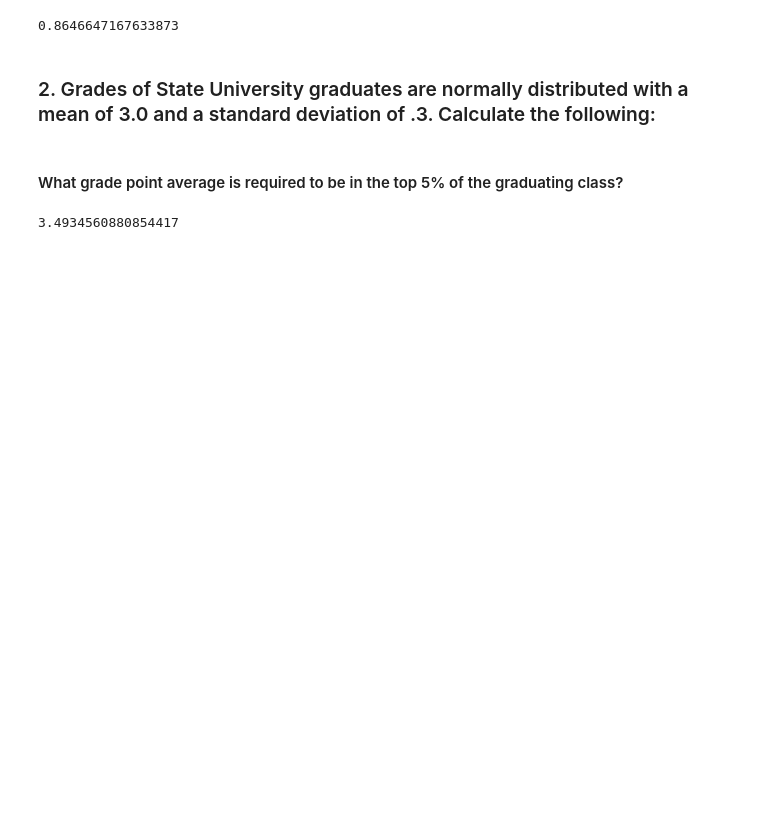
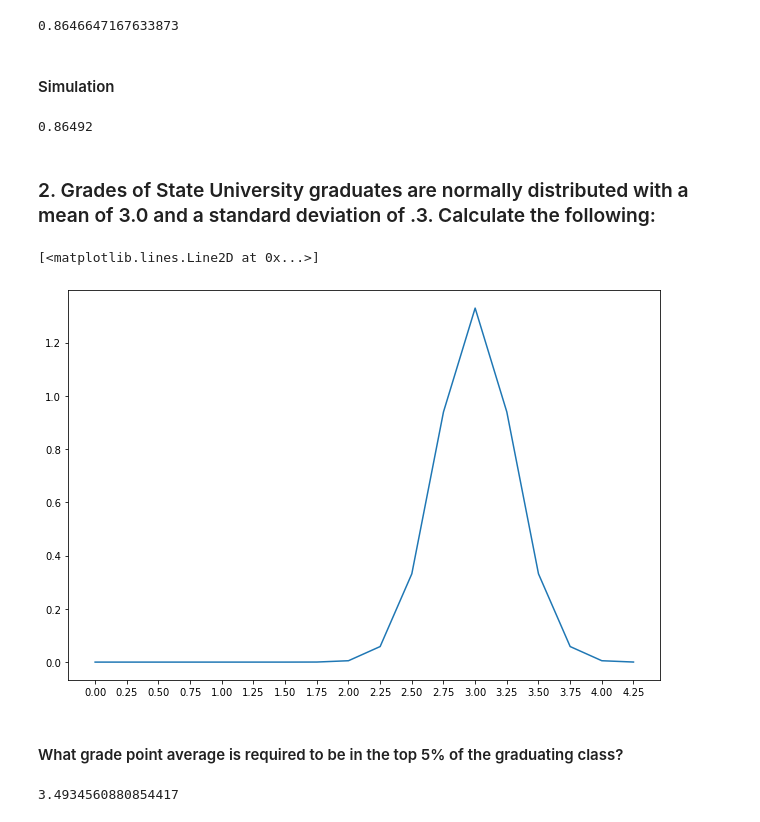
Before and after one commit to Jason-Tellez/statistics-exercises, a Jupyter notebook: probability_distributions.ipynb, the cells around one changed output. Drawn from its saved outputs; the diff is of its cells as text; code cells hidden in the pictures; blank space fills up the shorter version.

```diff
--- a/probability_distributions.ipynb
+++ b/probability_distributions.ipynb
@@ -43,7 +54,27 @@ stats.poisson(2).sf(2)
 stats.poisson(2).sf(0)
 # %% [output]
 0.8646647167633873
+# %% [markdown]
+#### Simulation
+# %%
+at_least_1 = np.random.poisson(2, n_trials).reshape(n_trials, 1)
+(np.count_nonzero(at_least_1 >= 1, axis=1) == 1).mean()
+# %% [output]
+0.86492
 # %% [markdown]
 ### 2. Grades of State University graduates are normally distributed with a mean of 3.0 and a standard deviation of .3. Calculate the following:
+# %%
+mu = 3
+sigma = 0.3
+grades = stats.norm(mu, sigma)
+# %%
+x = np.arange(0, 4.5, 0.25)
+plt.figure(figsize=(9, 6))
+plt.xticks(x)
+plt.tight_layout()
+plt.plot(x, grades.pdf(x))
+# %% [output]
+[<matplotlib.lines.Line2D at 0x...>]
+[figure, added]
 # %% [markdown]
 #### What grade point average is required to be in the top 5% of the graduating class?
```
Also changed, not shown: parts of 95 cells of this notebook.
